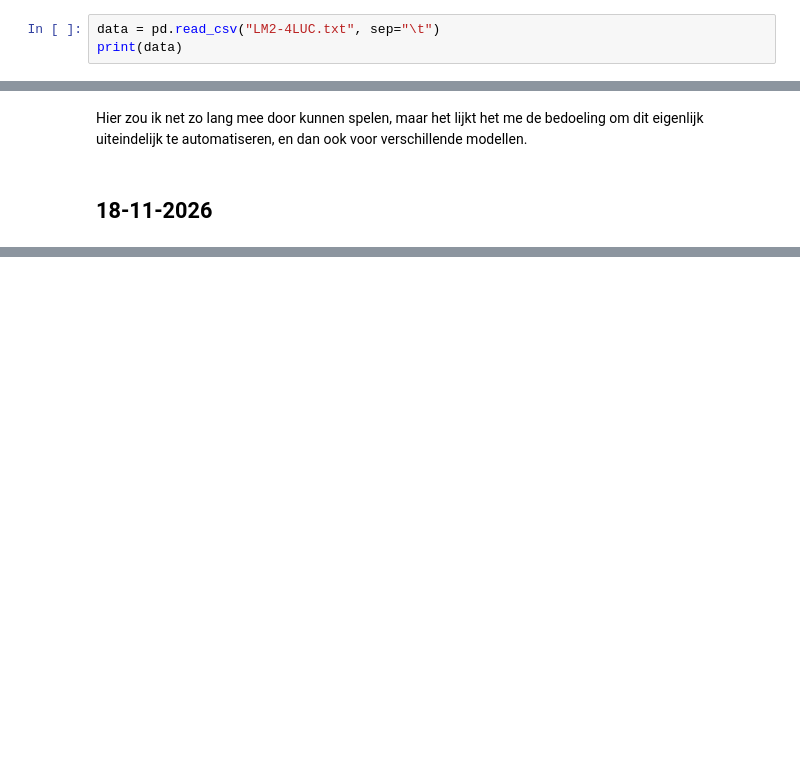
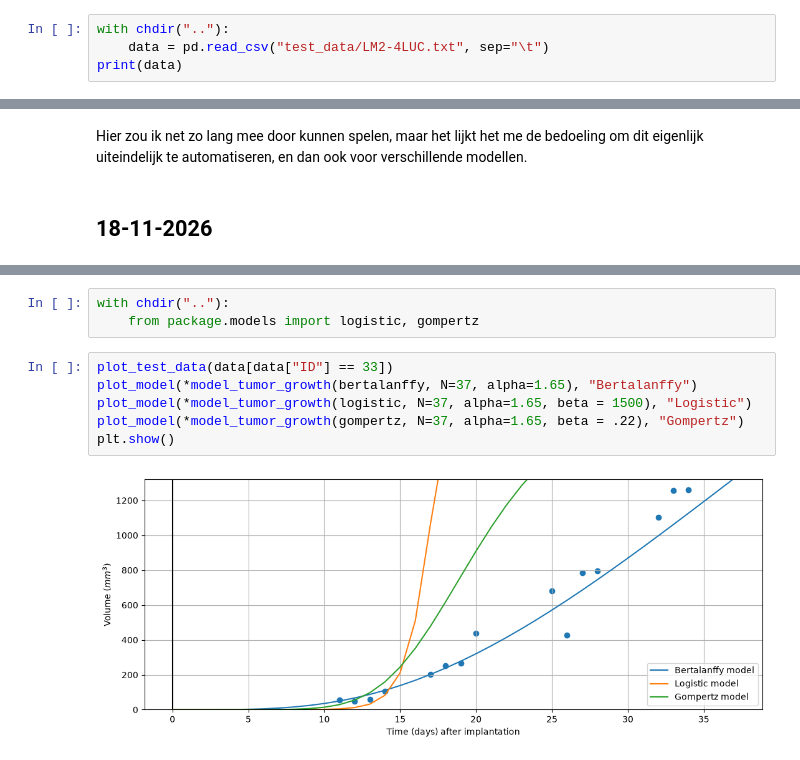
Before and after one commit to Nikkieeex/Dynamic_Modelling, a Jupyter notebook: logboeken/logboek_sven.ipynb, the cells around one changed output, grey strips where cells are left out. Drawn from its saved outputs; the diff is of its cells as text; blank space fills up the shorter version.

```diff
--- a/logboeken/logboek_sven.ipynb
+++ b/logboeken/logboek_sven.ipynb
@@ -14,7 +16,8 @@ In the file, the columns correspond to:
     Time: day of the tumor measurement after implantation
     Observation: tumor measurement (in mm3)
 # %%
-data = pd.read_csv("LM2-4LUC.txt", sep="\t")
+with chdir(".."):
+    data = pd.read_csv("test_data/LM2-4LUC.txt", sep="\t")
 print(data)
 # %% [output]
      ID  Time  Observation
@@ -143,0 +156,11 @@ Daarnaast heb ik de repo beetje opgeschoond, zie commit: TODO
+# %%
+with chdir(".."):
+    from package.models import logistic, gompertz
+# %%
+plot_test_data(data[data["ID"] == 33])
+plot_model(*model_tumor_growth(bertalanffy, N=37, alpha=1.65), "Bertalanffy")
+plot_model(*model_tumor_growth(logistic, N=37, alpha=1.65, beta = 1500), "Logistic")
+plot_model(*model_tumor_growth(gompertz, N=37, alpha=1.65, beta = .22), "Gompertz")
+plt.show()
+# %% [output]
+[figure, added]
```
Also changed, not shown: parts of 7 cells of this notebook.
